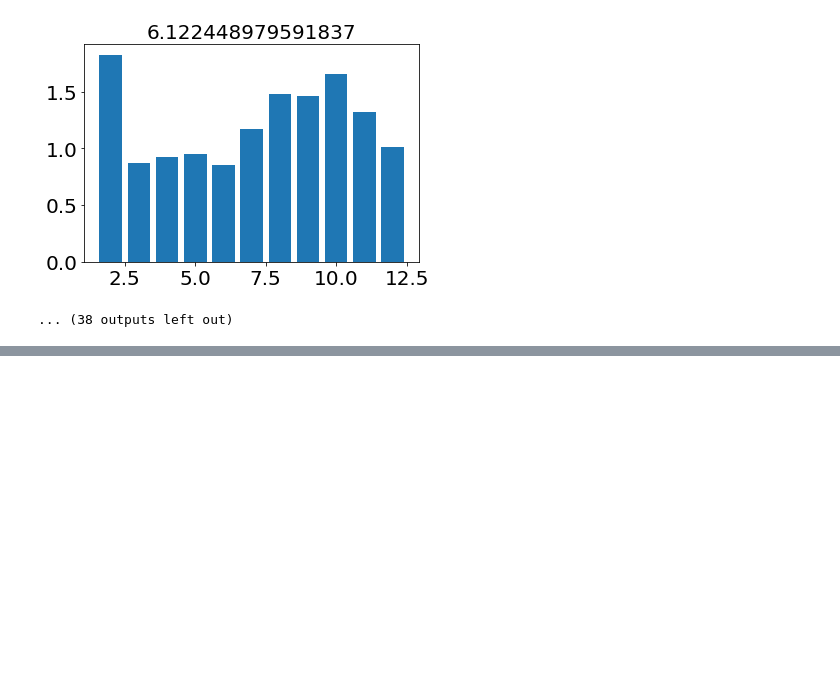
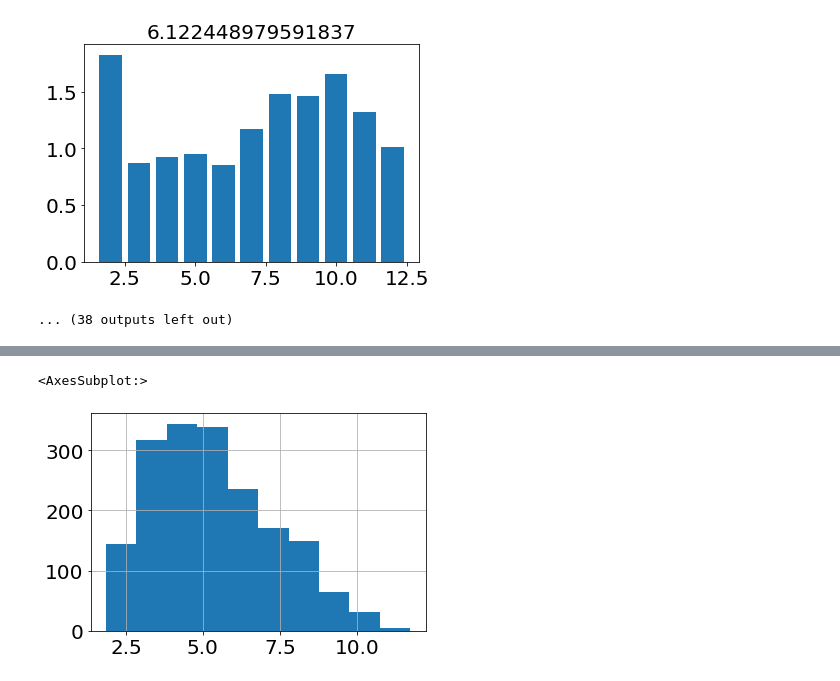
Before and after one commit to fusionby2030/greedy-pillows, a Jupyter notebook: src/the-great-split/out/plot-results.ipynb, the cells around one changed output, grey strips where cells are left out. Saved outputs shown, nothing was run; the diff lists cells and outputs as text; code cells hidden in the pictures; blank space fills up the shorter version.

```diff
--- a/src/the-great-split/out/plot-results.ipynb
+++ b/src/the-great-split/out/plot-results.ipynb
@@ -158,0 +174,5 @@ for j in np.linspace(5, 10, num=50):
+# %%
+df_both['nepedheight1019(m-3)'].hist()
+# %% [output]
+<AxesSubplot:>
+[figure, added]
```
Also changed, not shown: parts of 16 cells of this notebook, 33 other files.
